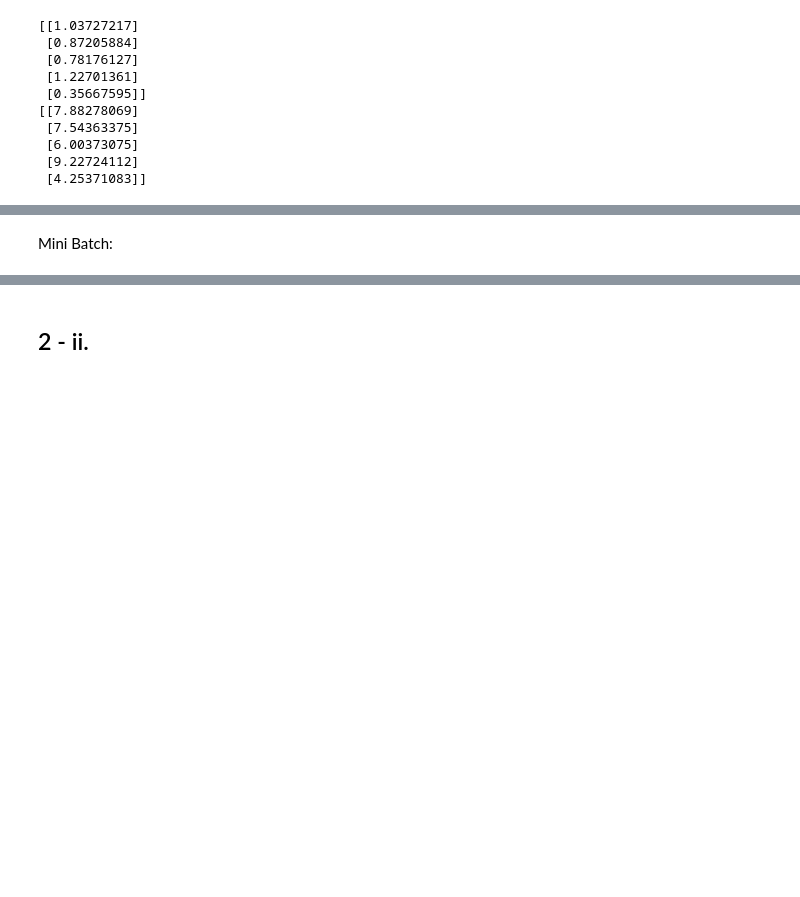
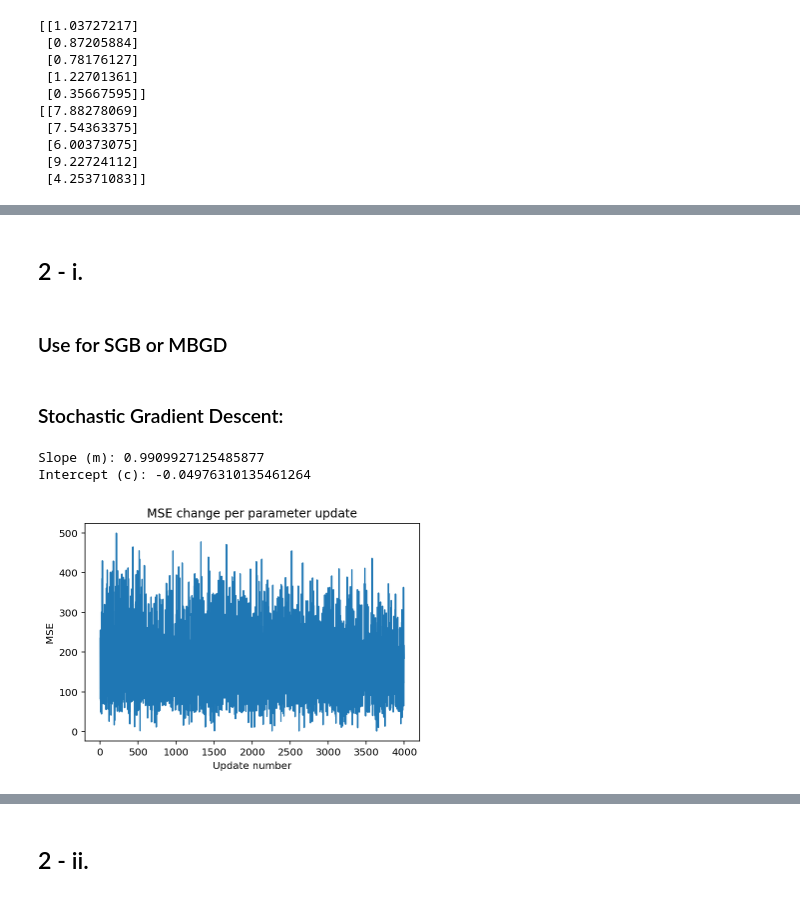
Before and after one commit to David-dmh/DL-PBA2, a Jupyter notebook: DL_PBA2.ipynb, the cells around one changed output, grey strips where cells are left out. Drawn from its saved outputs; the diff is of its cells as text; code cells hidden in the pictures; blank space fills up the shorter version.

```diff
--- a/DL_PBA2.ipynb
+++ b/DL_PBA2.ipynb
@@ -182,2 +177,4 @@ SGD:
-# %% [markdown]
-Mini Batch:
+# %% [markdown]
+## 2 - i.
+# %% [markdown]
+### Use for SGB or MBGD
@@ -183,0 +239,11 @@ Mini Batch:
+# %% [markdown]
+### Stochastic Gradient Descent:
+# %%
+sgd = linreg_opt_algo()
+# batch size of 1 for SGD
+sgd.fit(X_train, y_train, lr=0.01, epochs=5, batch_size=1)
+sgd.slope_intercept();
+# %% [output]
+Slope (m): 0.9909927125485877
+Intercept (c): -0.04976310135461264
+[figure, added]
```
Also changed, not shown: parts of 24 cells of this notebook.
